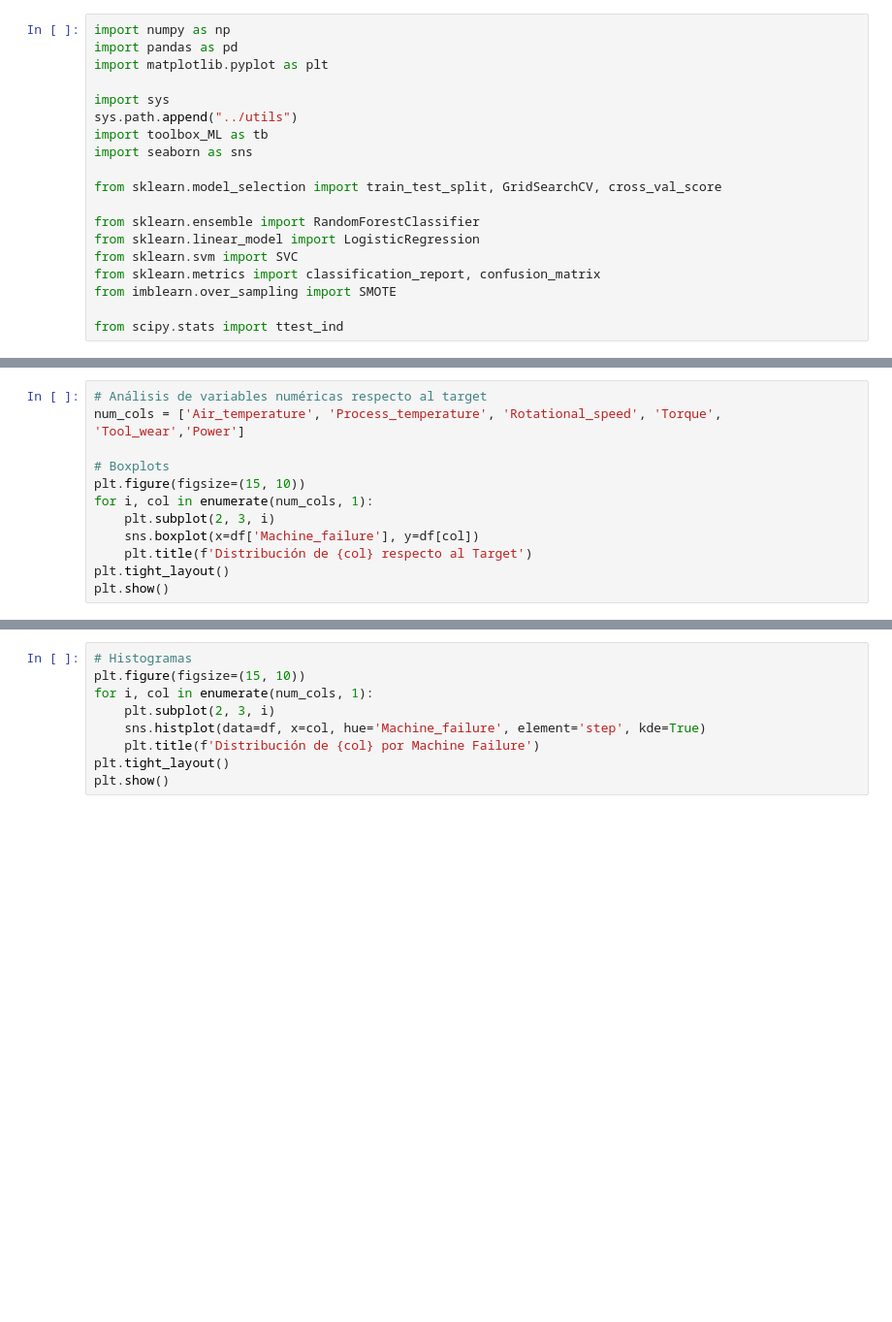
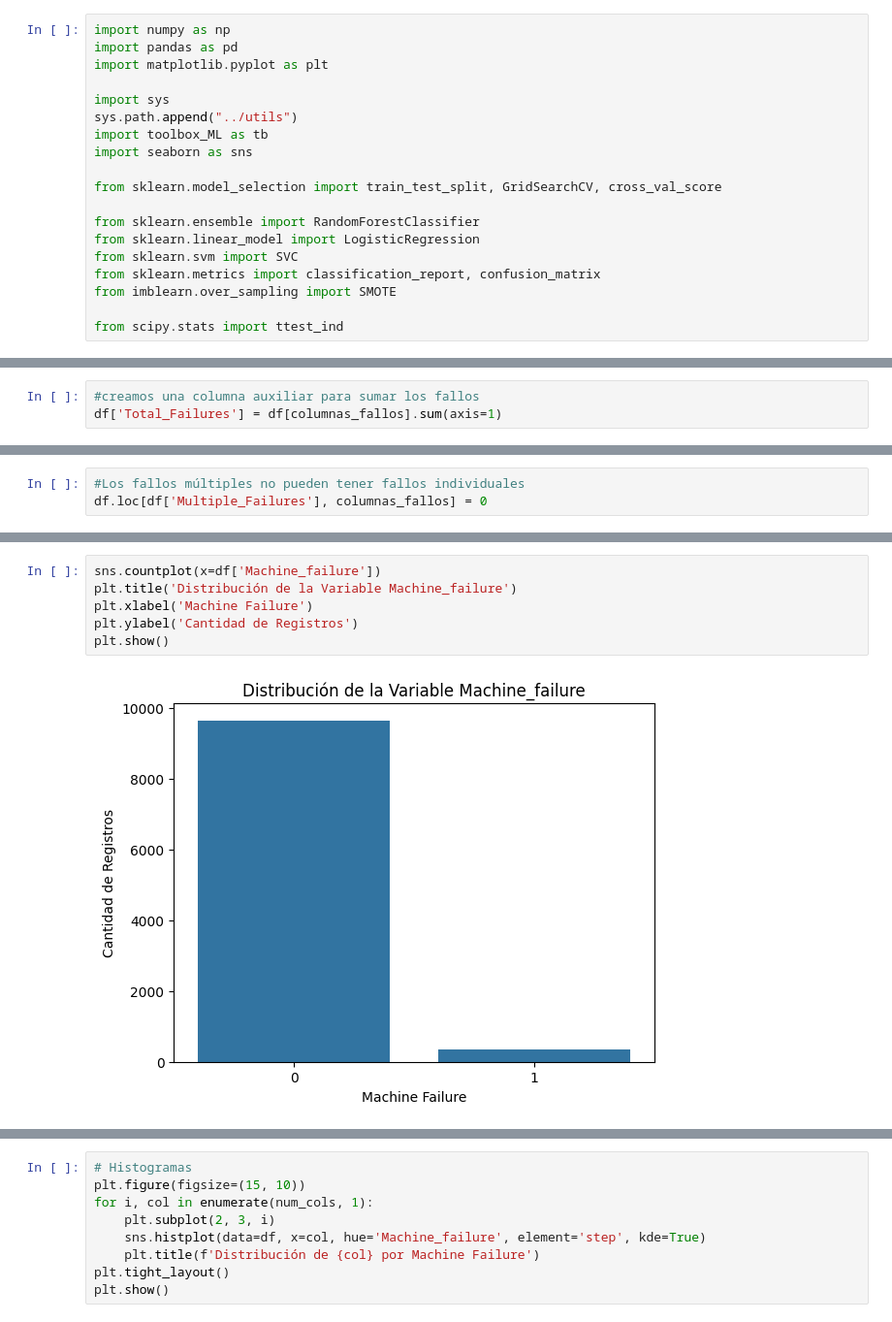
Before and after one commit to JoseRKC/ML_Prediccion-de-mantenimiento, a Jupyter notebook: src/notebooks/ajuste Random forest copy.ipynb, the cells around one changed output, grey strips where cells are left out. Shown at 97% size. Cells and saved outputs as stored; diff of their text form; blank space fills up the shorter version.

```diff
--- a/src/notebooks/ajuste Random forest copy.ipynb
+++ b/src/notebooks/ajuste Random forest copy.ipynb
@@ -86,12 +19,0 @@ plt.show()
-# %%
-# Análisis de variables numéricas respecto al target
-num_cols = ['Air_temperature', 'Process_temperature', 'Rotational_speed', 'Torque', 'Tool_wear','Power']
-
-# Boxplots
-plt.figure(figsize=(15, 10))
-for i, col in enumerate(num_cols, 1):
-    plt.subplot(2, 3, i)
-    sns.boxplot(x=df['Machine_failure'], y=df[col])
-    plt.title(f'Distribución de {col} respecto al Target')
-plt.tight_layout()
-plt.show()
@@ -99,0 +153,3 @@ plt.show()
+# %%
+#creamos una columna auxiliar para sumar los fallos
+df['Total_Failures'] = df[columnas_fallos].sum(axis=1)
@@ -99,0 +172,3 @@ plt.show()
+# %%
+#Los fallos múltiples no pueden tener fallos individuales
+df.loc[df['Multiple_Failures'], columnas_fallos] = 0
@@ -99,0 +190,8 @@ plt.show()
+# %%
+sns.countplot(x=df['Machine_failure'])
+plt.title('Distribución de la Variable Machine_failure')
+plt.xlabel('Machine Failure')
+plt.ylabel('Cantidad de Registros')
+plt.show()
+# %% [output]
+[figure, added]
```
Also changed, not shown: parts of 43 cells of this notebook, 14 other files.
